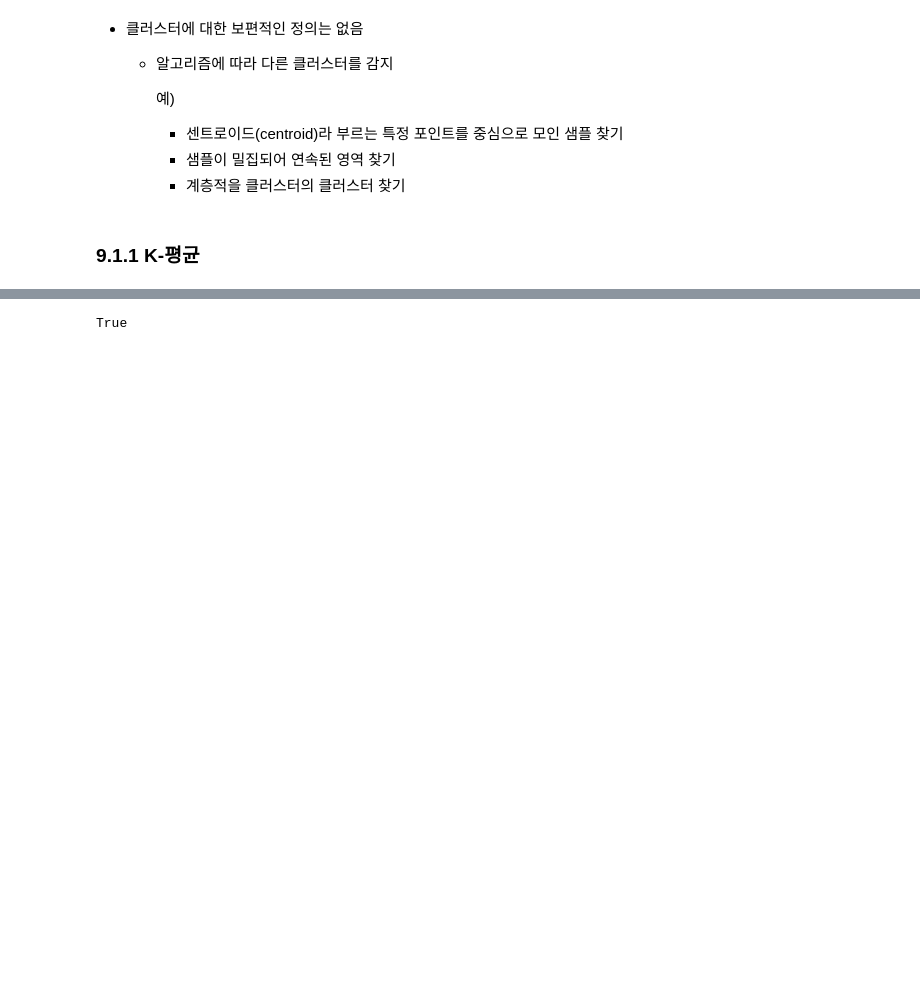
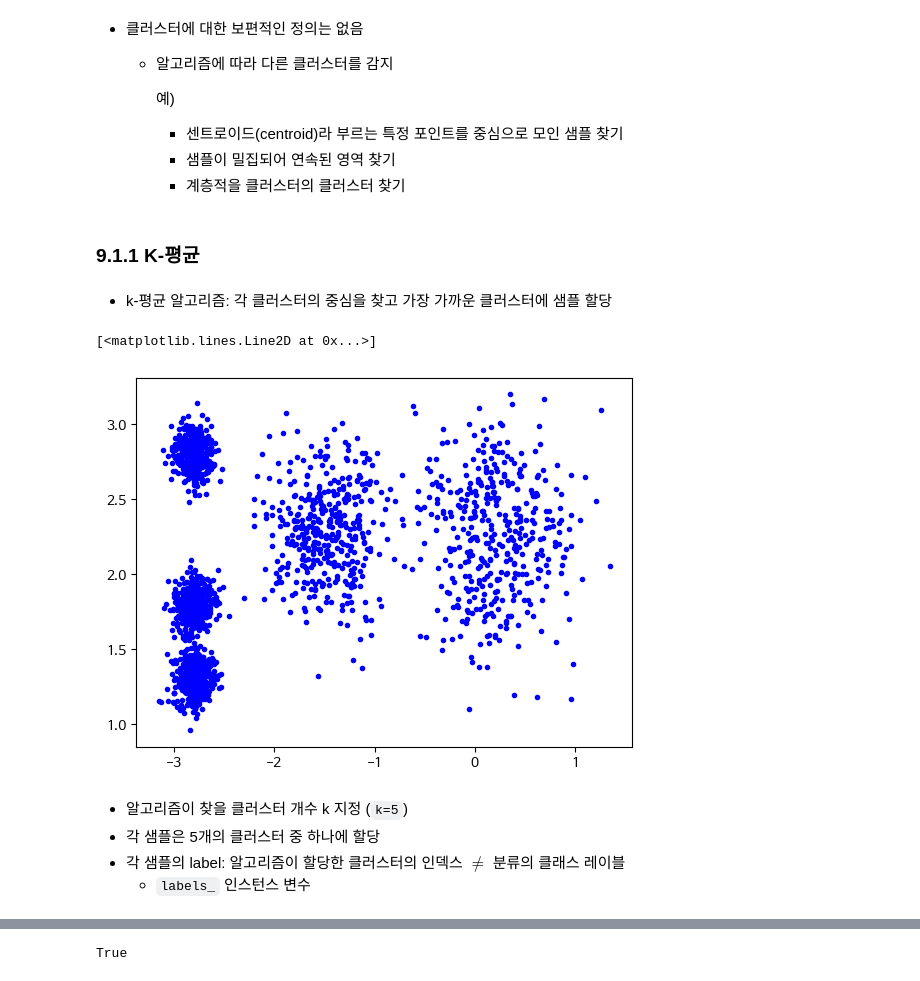
Before and after one commit to minjeon99/ESAA-10th-OB, a Jupyter notebook: w2_fri_study.ipynb, the cells around one changed output, grey strips where cells are left out. Cells and saved outputs as stored; diff of their text form; code cells hidden in the pictures; blank space fills up the shorter version.

```diff
--- a/w2_fri_study.ipynb
+++ b/w2_fri_study.ipynb
@@ -102,6 +88,8 @@ Processing triggers for fontconfig (2.13.1-4.2ubuntu5) ...
     - 계층적을 클러스터의 클러스터 찾기
 # %% [markdown]
 ### **9.1.1 K-평균**
+# %% [markdown]
+- k-평균 알고리즘: 각 클러스터의 중심을 찾고 가장 가까운 클러스터에 샘플 할당
 # %%
 from sklearn.cluster import KMeans
 from sklearn.datasets import make_blobs
@@ -111,10 +99,20 @@ blob_centers = np.array([[ 0.2, 2.3], [-1.5 , 2.3], [-2.8, 1.8],[-2.8, 2.8], [-2
 blob_std = np.array([0.4, 0.3, 0.1, 0.1, 0.1])
 X, y = make_blobs(n_samples=2000, centers=blob_centers, cluster_std=blob_std, random_state=7)
+# %%
+plt.plot(X[:,0], X[:,1], 'b.')
+# %% [output]
+[<matplotlib.lines.Line2D at 0x...>]
+[figure, added]
 # %%
 from sklearn.cluster import KMeans
 k=5
 kmeans = KMeans(n_clusters=k)
 y_pred = kmeans.fit_predict(X)
+# %% [markdown]
+- 알고리즘이 찾을 클러스터 개수 k 지정 (`k=5`)
+- 각 샘플은 5개의 클러스터 중 하나에 할당
+- 각 샘플의 label: 알고리즘이 할당한 클러스터의 인덱스 $\neq$ 분류의 클래스 레이블
+  - `labels_` 인스턴스 변수
 # %%
 y_pred
 # %% [output]
```
Also changed, not shown: parts of 21 cells of this notebook.
